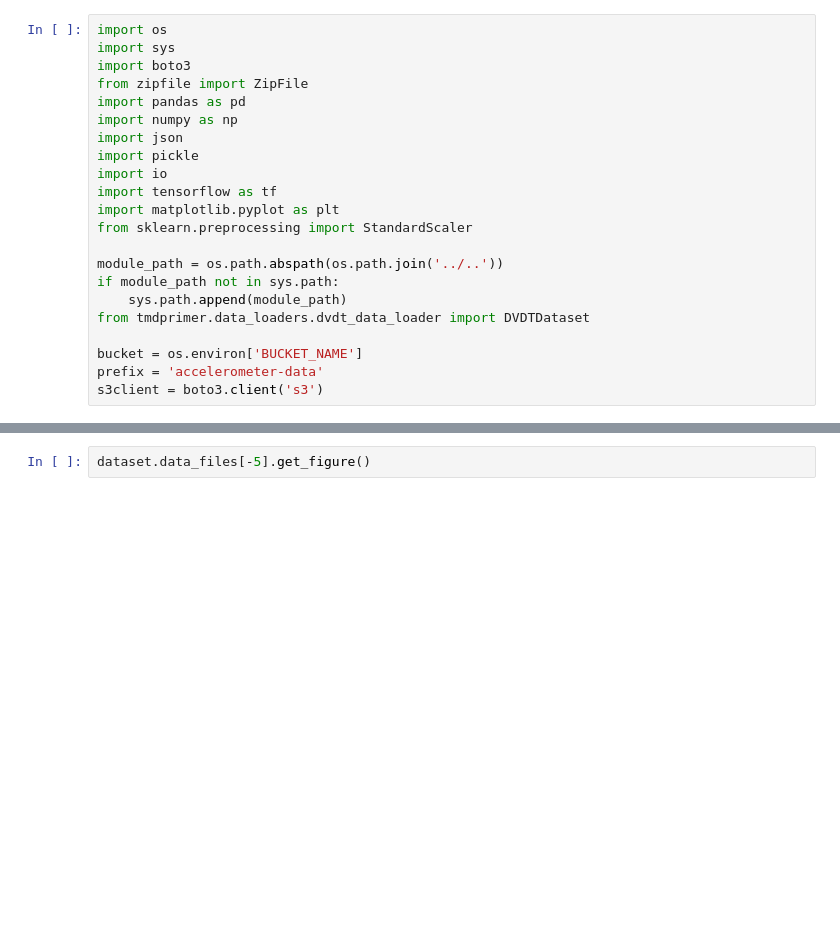
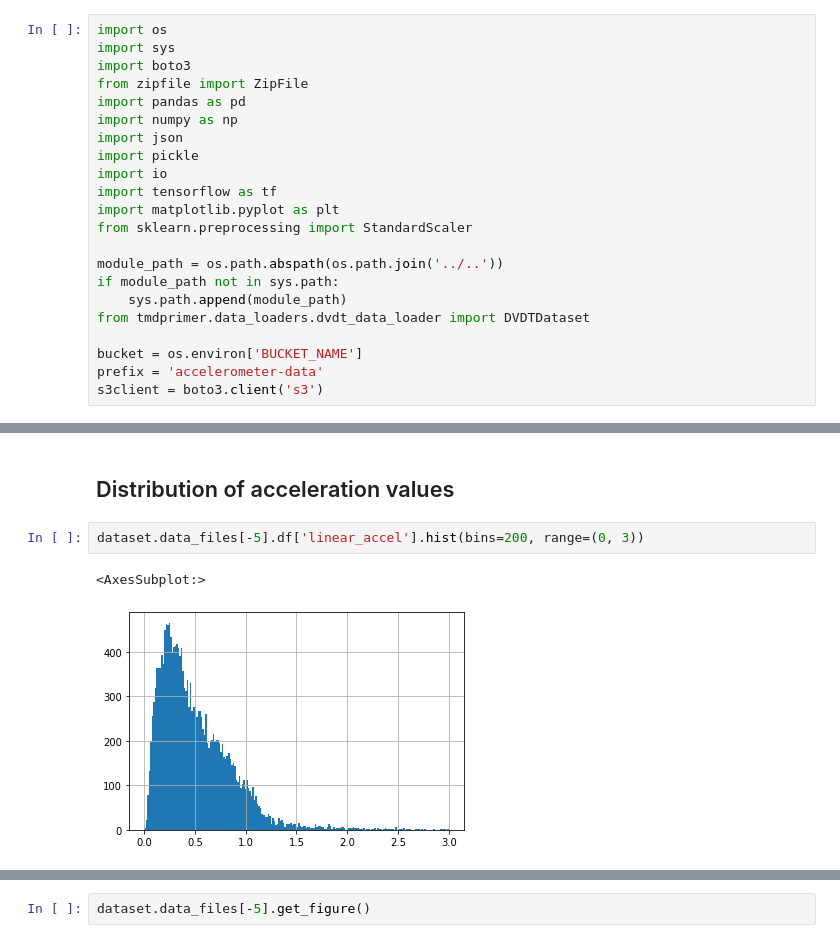
Before and after one commit to dragoon/tmd-primer, a Jupyter notebook: tmdprimer/stop_classification/Data exploration.ipynb, the cells around one changed output, grey strips where cells are left out. Cells and saved outputs as stored; diff of their text form; blank space fills up the shorter version.

```diff
--- a/tmdprimer/stop_classification/Data exploration.ipynb
+++ b/tmdprimer/stop_classification/Data exploration.ipynb
@@ -67,0 +70,7 @@ sns.displot(stop_durations_df, x="duration", hue="mode", kind="kde")
+# %% [markdown]
+## Distribution of acceleration values
+# %%
+dataset.data_files[-5].df['linear_accel'].hist(bins=200, range=(0, 3))
+# %% [output]
+<AxesSubplot:>
+[figure, added]
```
Also changed, not shown: parts of 6 cells of this notebook, 1 other file.
